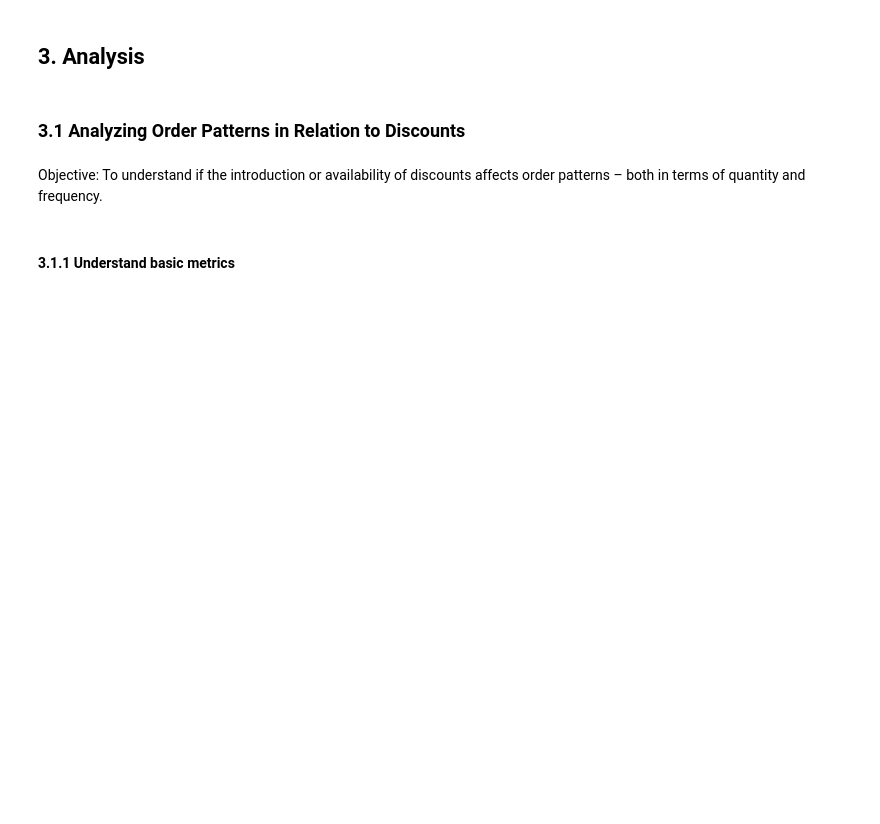
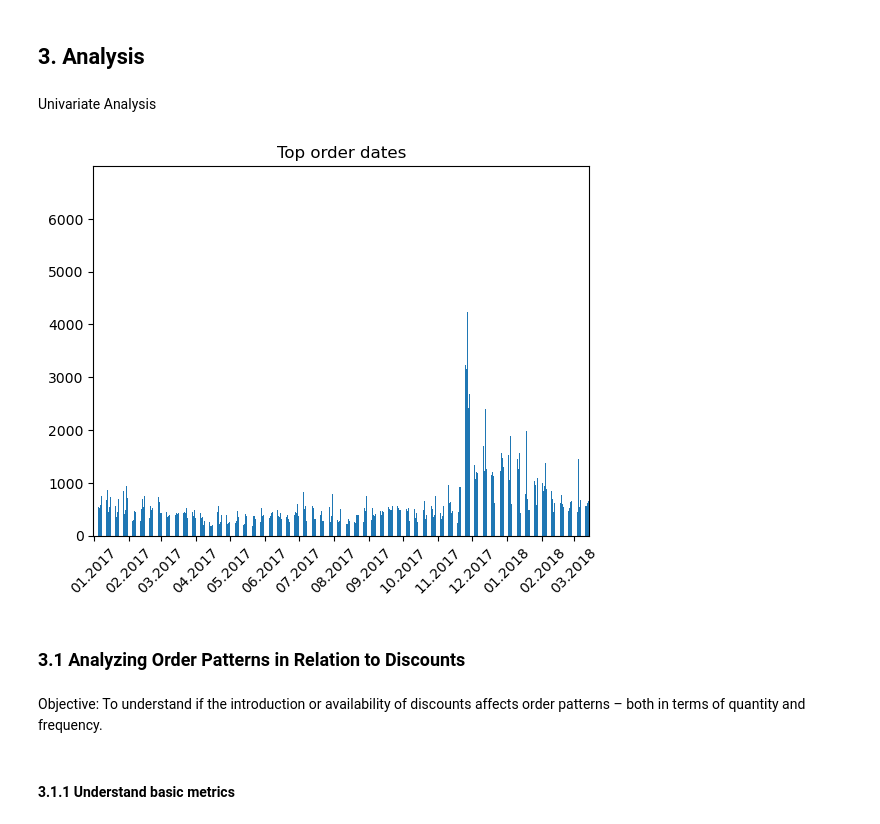
Before and after one commit to MerleSt/Eniac, a Jupyter notebook: Eniac.ipynb, the cells around one changed output. Drawn from its saved outputs; the diff is of its cells as text; code cells hidden in the pictures; blank space fills up the shorter version.

Commit message:
top order_dates barchart

```diff
--- a/Eniac.ipynb
+++ b/Eniac.ipynb
@@ -96,3 +98,5 @@ df['diff_paid_totalprice'] = np.where(df['state'] == 'Completed',
+# %%
+df['promo_perc'] = (1-(df['unit_price']/df['price']))
 # %% [markdown]
 ### 2.3 Outliers
 # %% [markdown]
@@ -128,5 +138,5 @@ Let's see a distributional grpah of the price paid
 # %%
-df1 = df.copy()
+df1 = df.reset_index(drop=True).copy()
 # %%
 plt.figure(figsize=(5,3))
 sns.histplot(df1['diff_paid_totalprice'], bins=50, kde=True)
@@ -146,5 +163,26 @@ df_com.head()
 # %% [markdown]
 ## 3. Analysis
+# %% [markdown]
+Univariate Analysis
+# %%
+# Plotting the data
+ax = df1['created_date'].dt.date.value_counts().sort_index().plot(kind='bar', title='Top order dates')
+
+# Extract the first date of each unique month-year combination
+first_dates_of_each_month = df1.drop_duplicates(subset='created_date', keep='first').sort_values('created_date')['created_date'].dt.to_period('M').drop_duplicates().dt.to_timestamp()
+
+# Find the positions of these first dates in the sorted index of the dates from df1
+positions = [sorted(df1['created_date'].dt.date.unique()).index(date.date()) for date in first_dates_of_each_month]
+
+# Get the month-year labels for these dates
+labels = first_dates_of_each_month.dt.strftime('%m.%Y')
+
+# Set the tick positions and labels
+ax.set_xticks(positions)
+ax.set_xticklabels(labels, rotation=45)
+plt.show()
+# %% [output]
+[figure, added]
 # %% [markdown]
 ### 3.1 Analyzing Order Patterns in Relation to Discounts
 # %% [markdown]
```
Also changed, not shown: parts of 23 cells of this notebook.
